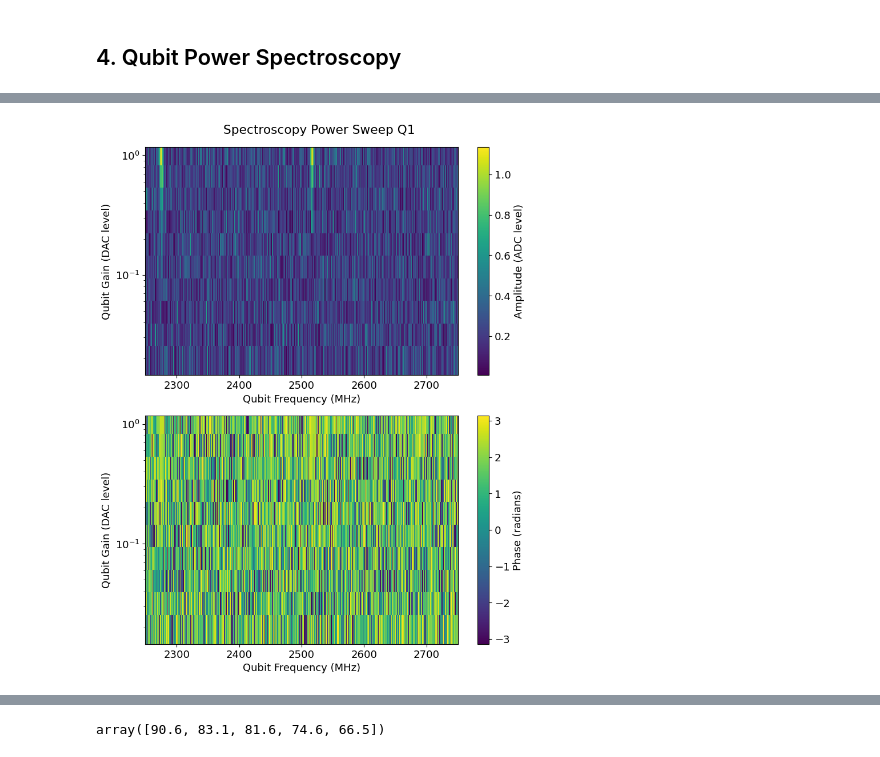
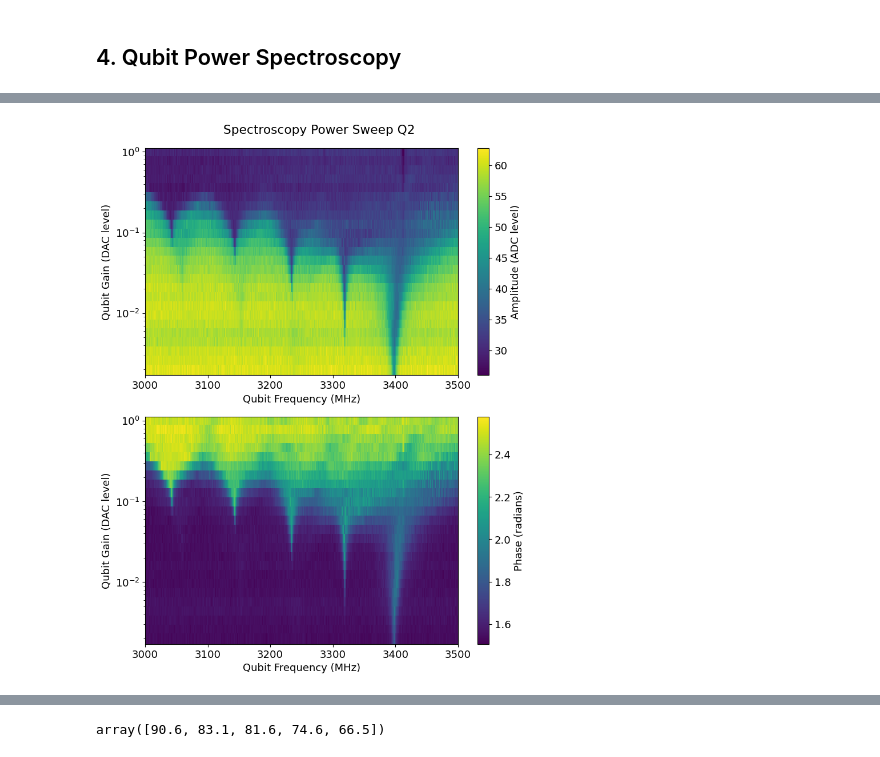
Before and after one commit to SchusterLab/slab_qick_calib, a Jupyter notebook: notebooks/load_and_analyze_old_data.ipynb, the cells around one changed output, grey strips where cells are left out. Cells and saved outputs as stored; diff of their text form; code cells hidden in the pictures.

```diff
--- a/notebooks/load_and_analyze_old_data.ipynb
+++ b/notebooks/load_and_analyze_old_data.ipynb
@@ -46,9 +46,11 @@ R2:0.868        Fit par error:0.073      Best fit:b'avgi'
 # %% [markdown]
 ## 4. Qubit Power Spectroscopy
 # %%
+DATA_DIR = "C:/_Data/sample_50/data"
 from slab_qick_calib.experiments.single_qubit.pulse_probe_spectroscopy import QubitSpecPower
 
-qsp = QubitSpecPower.from_h5file(f"{DATA_DIR}/qubit_spectroscopy_power_coarse_qubit1_00004.h5")
+#qsp = QubitSpecPower.from_h5file(f"{DATA_DIR}/qubit_spectroscopy_power_coarse_qubit1_00004.h5")
+qsp = QubitSpecPower.from_h5file(f"{DATA_DIR}/qubit_spectroscopy_power_coarse_qubit2_00001.h5")
 qsp.analyze()
 qsp.display()
 # %% [output]
@@ -55,4 +58,4 @@ qsp.display()
-[figure, old version]
+[figure, new version]
 # %%
 # Find peak frequencies across the full 2D power spectroscopy dataset.
 from scipy.signal import find_peaks
```
Also changed, not shown: parts of 7 cells of this notebook, 21 other files.
